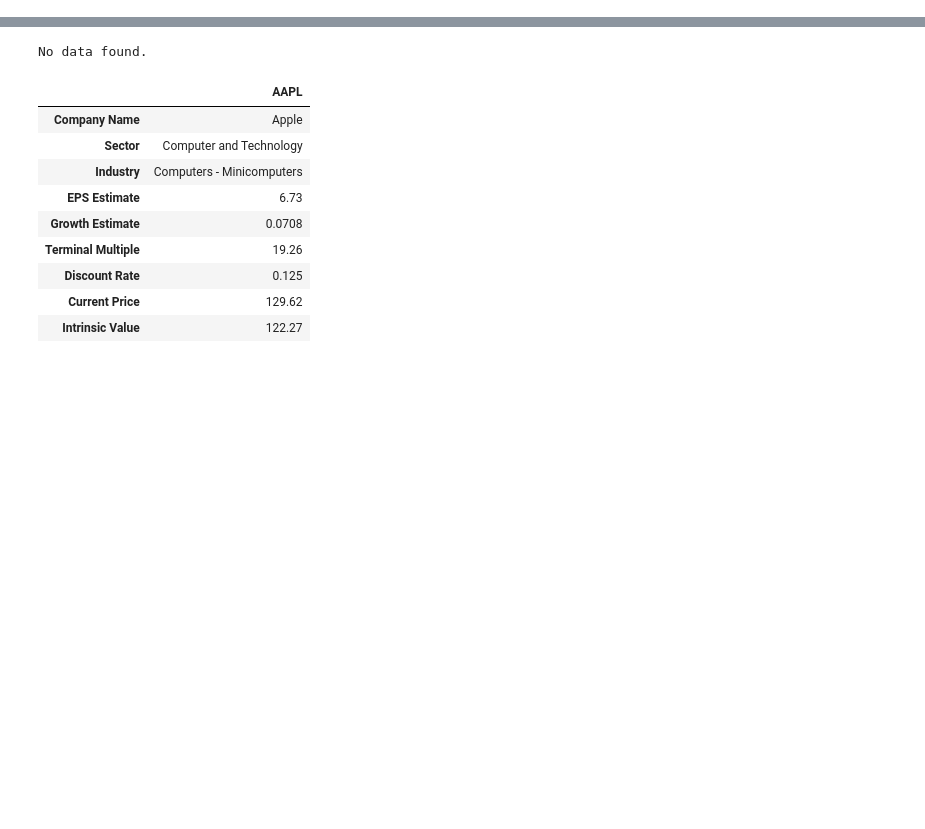
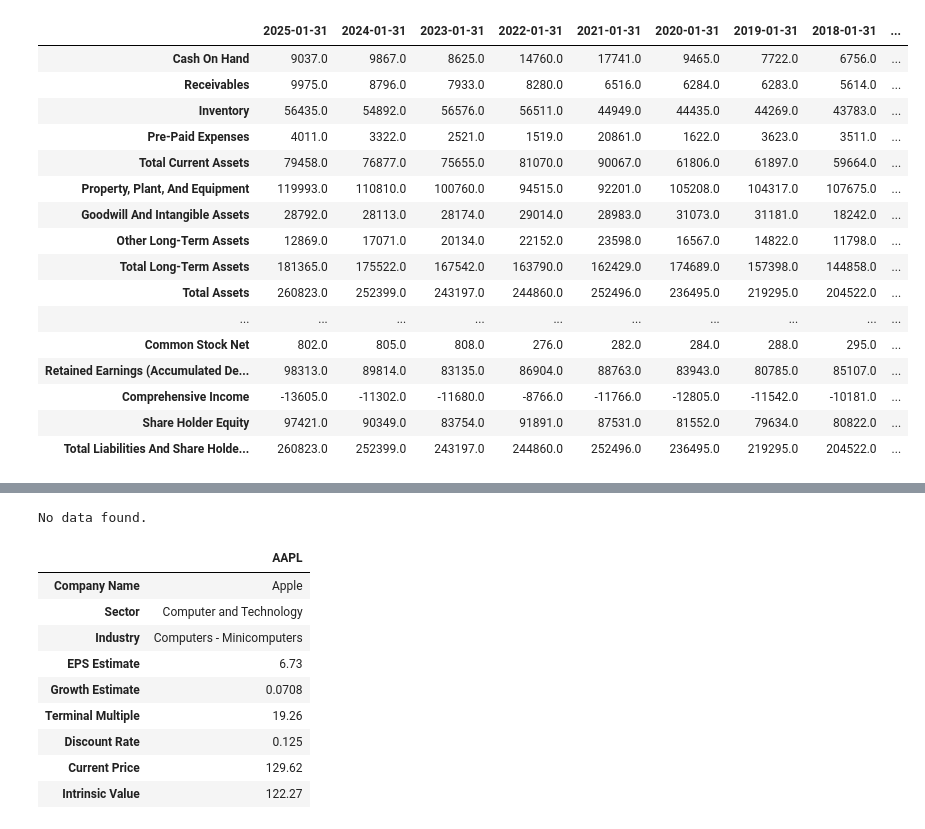
Before and after one commit to johnk314/Financials, a Jupyter notebook: macrotrends-api-v3.1.7.ipynb, the cells around one changed output, grey strips where cells are left out. Saved outputs shown, nothing was run; the diff lists cells and outputs as text; code cells hidden in the pictures; blank space fills up the shorter version.

```diff
--- a/macrotrends-api-v3.1.7.ipynb
+++ b/macrotrends-api-v3.1.7.ipynb
@@ -39,0 +29,28 @@ company.current_ratio
+# %%
+symbol = "wmt"
+company = f.Ticker(symbol)
+df = company.balance_sheet_annual # transpose the dataframe.
+df
+
+# df.sort_index(inplace=True)
+# df = df.T
+# df.loc['Share Holder Equity'].plot()
+# df.iloc[0]
+# %% [output]
+|  | 2025-01-31 | 2024-01-31 | 2023-01-31 | 2022-01-31 | 2021-01-31 | 2020-01-31 | 2019-01-31 | 2018-01-31 | ... |
+| Cash On Hand | 9037.0 | 9867.0 | 8625.0 | 14760.0 | 17741.0 | 9465.0 | 7722.0 | 6756.0 | ... |
+| Receivables | 9975.0 | 8796.0 | 7933.0 | 8280.0 | 6516.0 | 6284.0 | 6283.0 | 5614.0 | ... |
+| Inventory | 56435.0 | 54892.0 | 56576.0 | 56511.0 | 44949.0 | 44435.0 | 44269.0 | 43783.0 | ... |
+| Pre-Paid Expenses | 4011.0 | 3322.0 | 2521.0 | 1519.0 | 20861.0 | 1622.0 | 3623.0 | 3511.0 | ... |
+| Total Current Assets | 79458.0 | 76877.0 | 75655.0 | 81070.0 | 90067.0 | 61806.0 | 61897.0 | 59664.0 | ... |
+| Property, Plant, And Equipment | 119993.0 | 110810.0 | 100760.0 | 94515.0 | 92201.0 | 105208.0 | 104317.0 | 107675.0 | ... |
+| Goodwill And Intangible Assets | 28792.0 | 28113.0 | 28174.0 | 29014.0 | 28983.0 | 31073.0 | 31181.0 | 18242.0 | ... |
+| Other Long-Term Assets | 12869.0 | 17071.0 | 20134.0 | 22152.0 | 23598.0 | 16567.0 | 14822.0 | 11798.0 | ... |
+| Total Long-Term Assets | 181365.0 | 175522.0 | 167542.0 | 163790.0 | 162429.0 | 174689.0 | 157398.0 | 144858.0 | ... |
+| Total Assets | 260823.0 | 252399.0 | 243197.0 | 244860.0 | 252496.0 | 236495.0 | 219295.0 | 204522.0 | ... |
+| ... | ... | ... | ... | ... | ... | ... | ... | ... | ... |
+| Common Stock Net | 802.0 | 805.0 | 808.0 | 276.0 | 282.0 | 284.0 | 288.0 | 295.0 | ... |
+| Retained Earnings (Accumulated De... | 98313.0 | 89814.0 | 83135.0 | 86904.0 | 88763.0 | 83943.0 | 80785.0 | 85107.0 | ... |
+| Comprehensive Income | -13605.0 | -11302.0 | -11680.0 | -8766.0 | -11766.0 | -12805.0 | -11542.0 | -10181.0 | ... |
+| Share Holder Equity | 97421.0 | 90349.0 | 83754.0 | 91891.0 | 87531.0 | 81552.0 | 79634.0 | 80822.0 | ... |
+| Total Liabilities And Share Holde... | 260823.0 | 252399.0 | 243197.0 | 244860.0 | 252496.0 | 236495.0 | 219295.0 | 204522.0 | ... |
```
Also changed, not shown: parts of 4 cells of this notebook, 1 other file.
